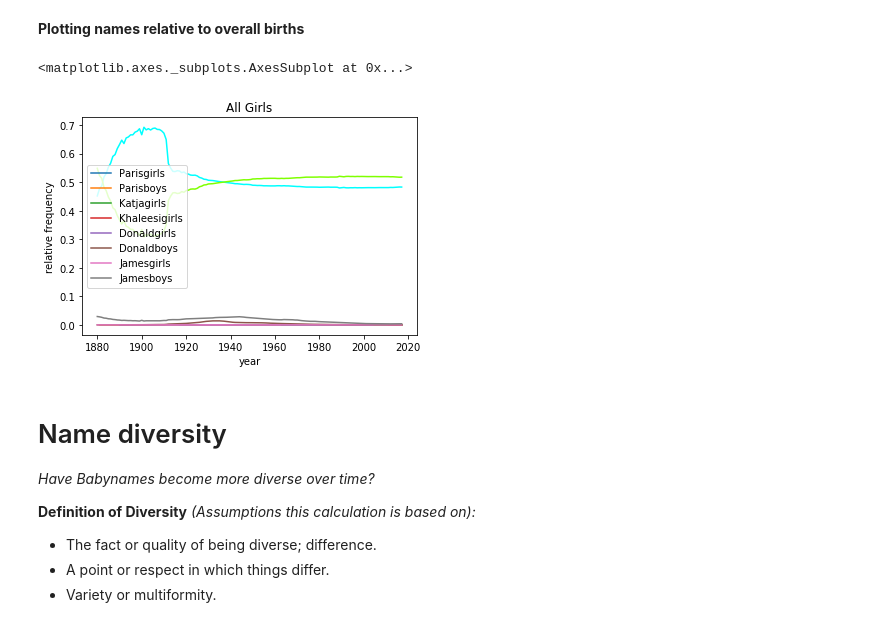
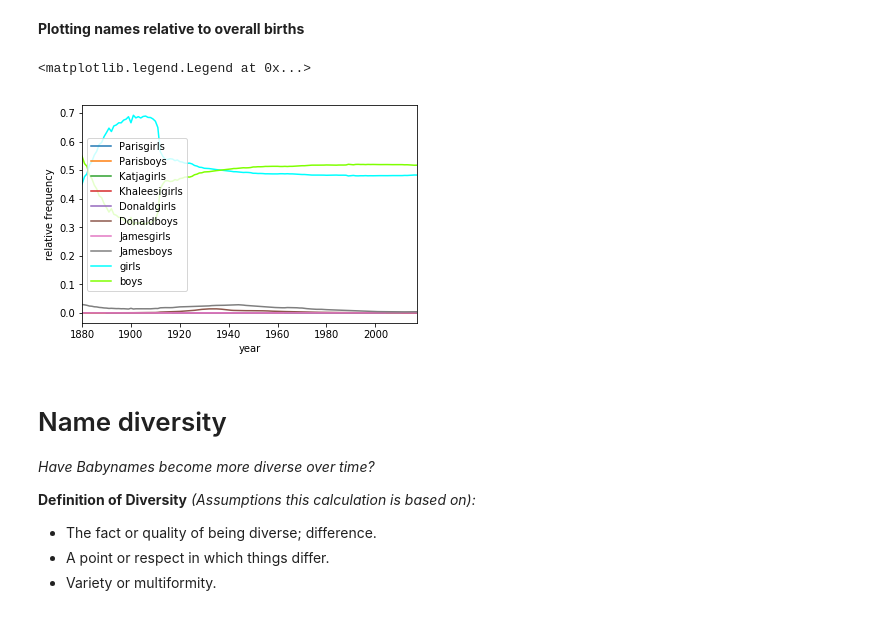
Before and after one commit to maniaclogic/Analysis-given-names, a Jupyter notebook: Babynames.ipynb, the cells around one changed output. Cells and saved outputs as stored; diff of their text form; code cells hidden in the pictures.

Commit message:
missing labels added

```diff
--- a/Babynames.ipynb
+++ b/Babynames.ipynb
@@ -217,37 +217,38 @@ def plot_relative(name):
     girls = female.groupby(['year'])['relative_frequency'].sum()
     boys = male.groupby(['year'])['relative_frequency'].sum()
 
     if len(female) != len([]) and len(male) != len([]):
         girls.plot(x='year', y='relative_frequency', label=name + 'girls')
         boys.plot(x='year', y='relative_frequency', label=name + 'boys')
         plt.legend()
         plt.ylabel("relative frequency")
     elif len(female) != len([]) and len(male) == len([]):
         girls.plot(x='year', y='relative_frequency', label=name + 'girls')
         plt.legend()
         plt.ylabel("relative frequency")
     elif len(male) != len([]) and len(female) == len([]):
         boys.plot(x='year', y='relative_frequency', label=name + 'boys')
         plt.legend()
         plt.ylabel("relative frequency")
 
 
 plot_relative('Paris')
 plot_relative('Katja')
 plot_relative('Khaleesi')
 plot_relative('Donald')
 plot_relative('James')
 
 female = df[df['Gender'] == 'F']
 male = df[df['Gender'] == 'M']
 girls = female.groupby(['year'])['relative_frequency'].sum()
 boys = male.groupby(['year'])['relative_frequency'].sum()
 
-girls.plot(x='year', y='relative_frequency', color='#00FFFF', title="All Boys")
-boys.plot(x='year', y='relative_frequency', color='#7FFF00', title="All Girls")
+girls.plot(x='year', y='relative_frequency', color='#00FFFF', label='girls')
+boys.plot(x='year', y='relative_frequency', color='#7FFF00', label='boys')
+plt.legend()
 # %% [output]
-<matplotlib.axes._subplots.AxesSubplot at 0x...>
+<matplotlib.legend.Legend at 0x...>
-[figure, old version]
+[figure, new version]
 # %%
 df.reset_index(inplace=True)
 # %% [markdown]
```
Also changed, not shown: parts of 12 cells of this notebook.
